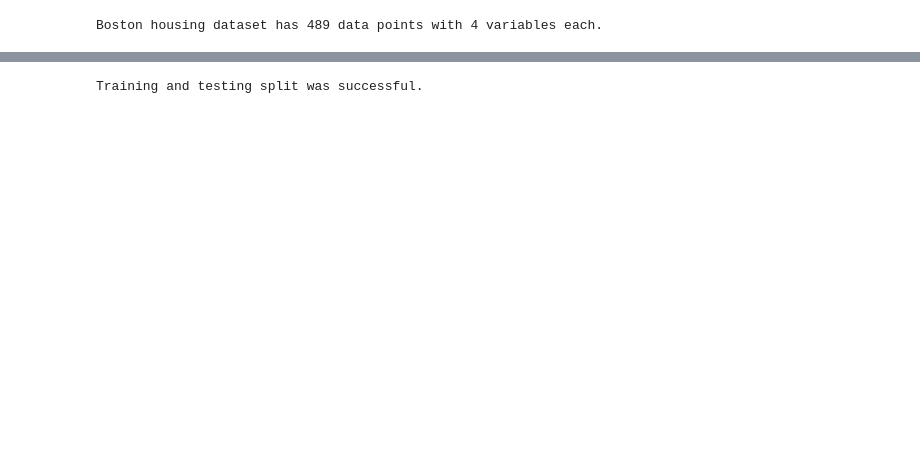
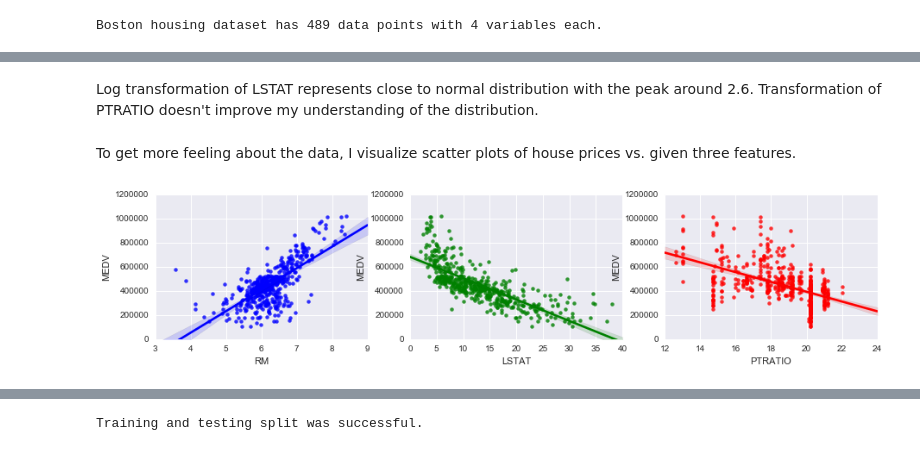
Before and after one commit to augoliv/MLND_p1_boston_housing, a Jupyter notebook: boston_housing.ipynb, the cells around one changed output, grey strips where cells are left out. Saved outputs shown, nothing was run; the diff lists cells and outputs as text; code cells hidden in the pictures; blank space fills up the shorter version.

```diff
--- a/boston_housing.ipynb
+++ b/boston_housing.ipynb
@@ -174,0 +133,12 @@ For the code cell below, you will need to implement the following:
+# %% [markdown]
+Log transformation of LSTAT represents close to normal distribution with the peak around 2.6. Transformation of PTRATIO doesn't improve my understanding of the distribution.
+# %% [markdown]
+To get more feeling about the data, I visualize scatter plots of house prices vs. given three features.
+# %%
+fig, axs = plt.subplots(ncols=3,figsize=(15,3))
+
+for i, var in enumerate(['RM', 'LSTAT', 'PTRATIO']):
+    lm = sns.regplot(data[var], prices, ax = axs[i], color=clr[i])
+    lm.set(ylim=(0, None))
+# %% [output]
+[figure, added]
```
Also changed, not shown: parts of 86 cells of this notebook, 3 other files.
